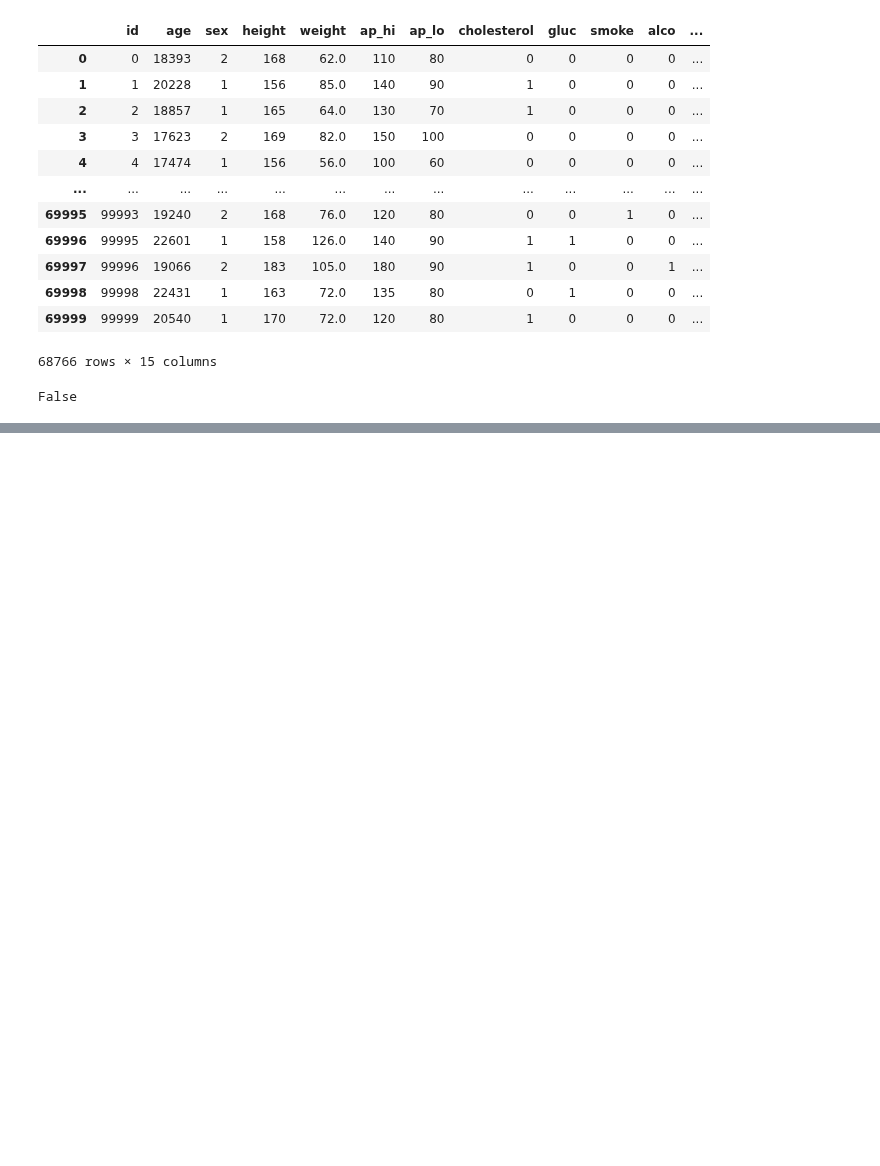
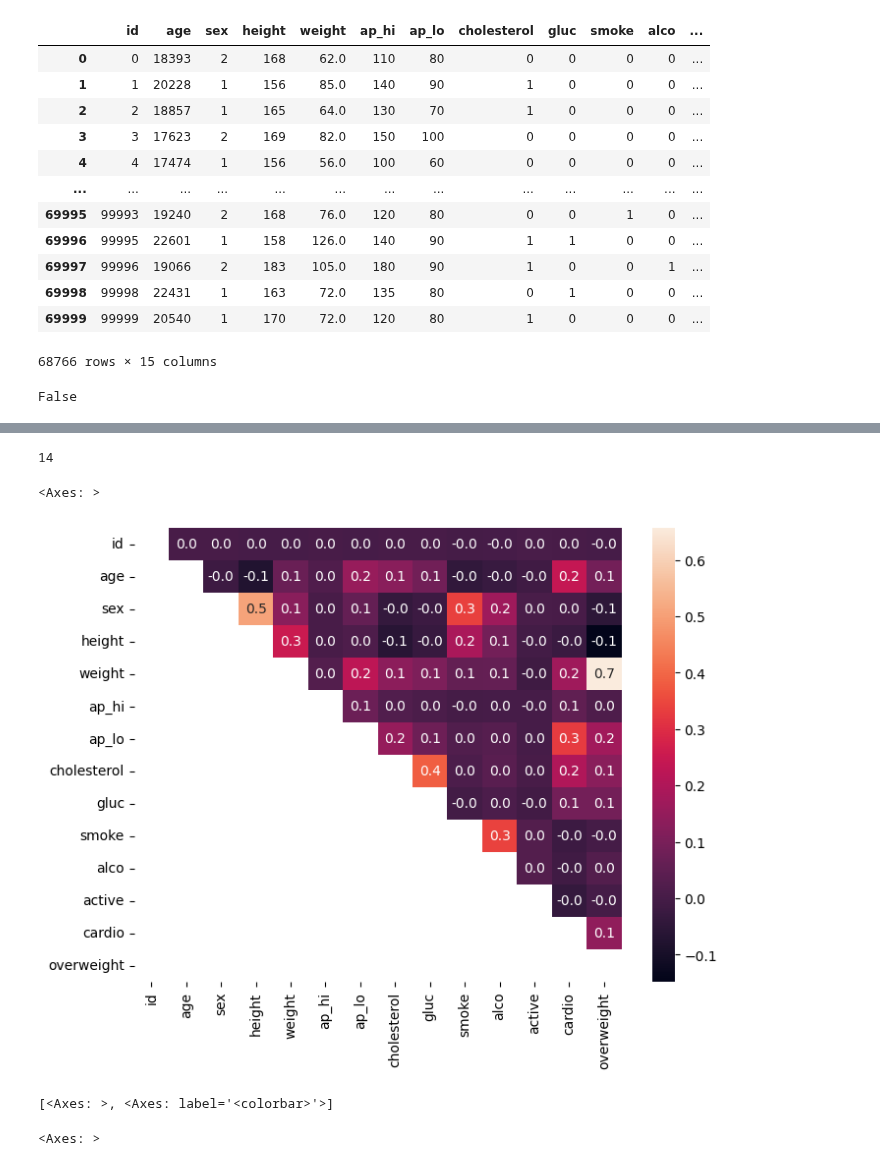
Before and after one commit to jamesra77/medical_data_visualizer, a Jupyter notebook: mdv_scratch.ipynb, the cells around one changed output, grey strips where cells are left out. Drawn from its saved outputs; the diff is of its cells as text; code cells hidden in the pictures; blank space fills up the shorter version.

```diff
--- a/mdv_scratch.ipynb
+++ b/mdv_scratch.ipynb
@@ -143,3 +162,11 @@ df_heat
 False in df_heat["ap_lo"] <= df_heat["ap_hi"]
 # %% [output]
 False
+# %%
+df.drop(columns="BMI", inplace=True)
+
+bp_condition = df["ap_lo"] <= df["ap_hi"]
+height_condition = (df["height"] >= df["height"].quantile(0.025)) & (df["height"] <= df["height"].quantile(0.975))
+weight_condition = (df["weight"] >= df["weight"].quantile(0.025)) & (df["weight"] <= df["weight"].quantile(0.975))
+df_heat = df[bp_condition & height_condition & weight_condition]
+df_heat
@@ -145,0 +187,26 @@ False
+# %%
+corr = df_heat.corr()
+print(len(corr))
+# mask = np.vectorize(lambda x: True if x == 1. else False)(np.tril(np.ones(corr.shape), k=-1))
+arr = np.array([True for i in range(len(corr) ** 2)]).reshape(corr.shape)
+# print(arr)
+mask = np.triu(arr, k=1)
+# print(mask)
+# %% [output]
+14
+# %%
+# corr = corr[mask] # wrong - removes rows and doesn't keep original shape of corr
+corr = corr.where(mask) # correct since it keeps shape
+fig, ax = plt.subplots(figsize=(8, 6))
+sns.heatmap(corr, annot=True, fmt=".1f")
+# %% [output]
+<Axes: >
+[figure, added]
+# %%
+fig.axes
+# %% [output]
+[<Axes: >, <Axes: label='<colorbar>'>]
+# %%
+ax
+# %% [output]
+<Axes: >
```
Also changed, not shown: parts of 3 cells of this notebook, 4 other files.
